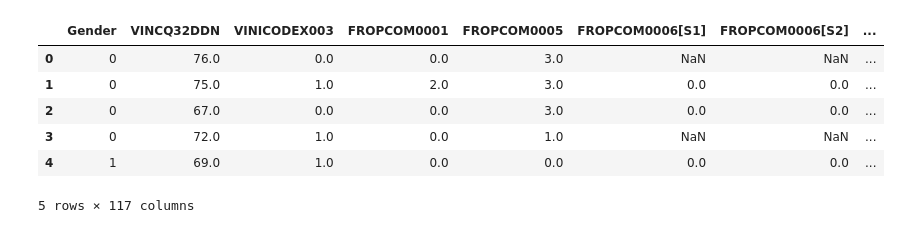
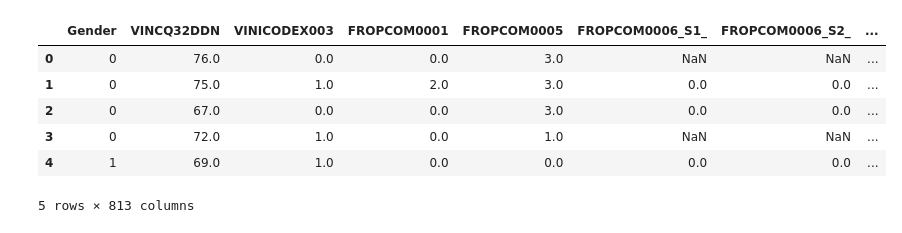
Before and after one commit to lukuenya/Expert_Eye, a Jupyter notebook: Modeling/models/main.ipynb, the cells around one changed output. Saved outputs shown, nothing was run; the diff lists cells and outputs as text; code cells hidden in the pictures.

```diff
--- a/Modeling/models/main.ipynb
+++ b/Modeling/models/main.ipynb
@@ -19,15 +19,15 @@ import seaborn as sns
 import numpy as np
 # %%
 # Importing the dataset
-file_path = 'P:\DATA_OCT_22\Expert_Eye\Dataset\Data\data_v6.csv'
+file_path = 'P:\DATA_OCT_22\Expert_Eye\Dataset\Data\data_v8.csv'
 df = pd.read_csv(file_path)
 dataset = df.copy()
 dataset.head()
 # %% [output]
-|  | Gender | VINCQ32DDN | VINICODEX003 | FROPCOM0001 | FROPCOM0005 | FROPCOM0006[S1] | FROPCOM0006[S2] | ... |
+|  | Gender | VINCQ32DDN | VINICODEX003 | FROPCOM0001 | FROPCOM0005 | FROPCOM0006_S1_ | FROPCOM0006_S2_ | ... |
 | 0 | 0 | 76.0 | 0.0 | 0.0 | 3.0 | NaN | NaN | ... |
 | 1 | 0 | 75.0 | 1.0 | 2.0 | 3.0 | 0.0 | 0.0 | ... |
 | 2 | 0 | 67.0 | 0.0 | 0.0 | 3.0 | 0.0 | 0.0 | ... |
 | 3 | 0 | 72.0 | 1.0 | 0.0 | 1.0 | NaN | NaN | ... |
 | 4 | 1 | 69.0 | 1.0 | 0.0 | 0.0 | 0.0 | 0.0 | ... |
-5 rows × 117 columns
+5 rows × 813 columns
```
Also changed, not shown: parts of 13 cells of this notebook, 23 other files.
